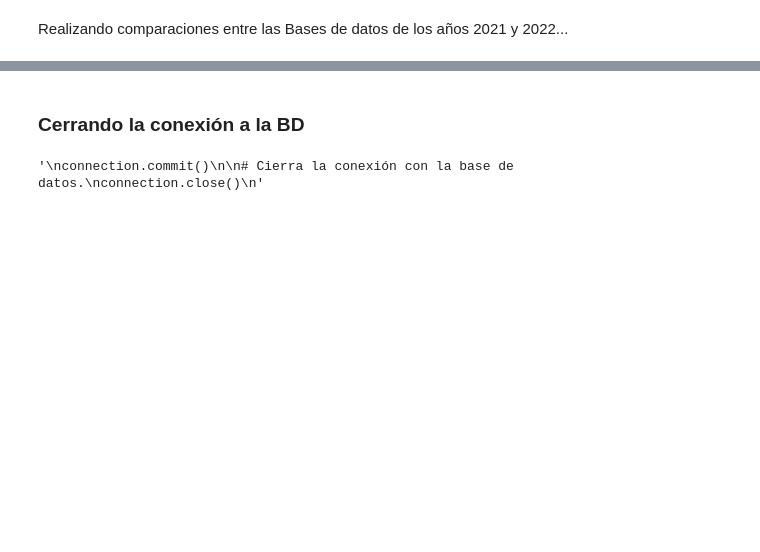
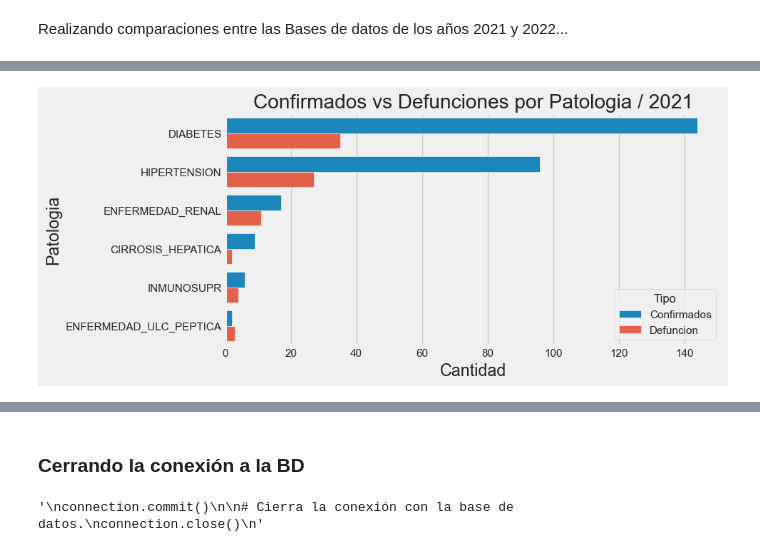
Before and after one commit to ProyectosMCD/Dengue, a Jupyter notebook: dengue.ipynb, the cells around one changed output, grey strips where cells are left out. Cells and saved outputs as stored; diff of their text form; code cells hidden in the pictures; blank space fills up the shorter version.

```diff
--- a/dengue.ipynb
+++ b/dengue.ipynb
@@ -233,0 +265,17 @@ Realizando comparaciones entre las Bases de datos de los años 2021 y 2022...
+# %%
+
+# Creemos un DataFrame nuevo con las columnas que necesitas
+df_patologias = pd.DataFrame(columns=['Patologia', 'Confirmados', 'Defuncion'])
+patologias = ['DIABETES', 'HIPERTENSION', 'ENFERMEDAD_ULC_PEPTICA', 'ENFERMEDAD_RENAL', 'INMUNOSUPR', 'CIRROSIS_HEPATICA']
+
+# Iteramos sobre las patologías
+for patologia in patologias:
+    # Contamos la cantidad cuando la patología es igual a 'SI' y el estatus caso es 'CONFIRMADO'
+    cantidad_confirmado = df_dengue_2021[(df_dengue_2021[patologia] == 'SI') & (df_dengue_2021['ESTATUS_CASO'] == 'CONFIRMADO') ].shape[0]
+    # Contamos la cantidad cuando la patología es igual a 'SI' y la defunción es 'SI'
+    cantidad_defuncion = df_dengue_2021[(df_dengue_2021[patologia] == 'SI') & (df_dengue_2021['DEFUNCION'] == 'SI')].shape[0]
+    # Añadimos los resultados al nuevo DataFrame
+    df_patologias = pd.concat([df_patologias, pd.DataFrame({'Patologia': [patologia], 'Confirmados': [cantidad_confirmado], 'Defuncion': [cantidad_defuncion]})], ignore_index=True)
+
+df_patologias.sort_values(by= 'Confirmados', ascending=False, inplace=True)
+df_patologias
@@ -233,0 +290,10 @@ Realizando comparaciones entre las Bases de datos de los años 2021 y 2022...
+# %%
+# Convertimos el DataFrame a formato largo
+df_long = pd.melt(df_patologias, id_vars='Patologia', var_name='Tipo', value_name='Cantidad')
+
+fig, ax = plt.subplots(figsize=(8, 4))
+sns.barplot(x='Cantidad', y='Patologia', hue='Tipo', data=df_long)
+ax.set(xlabel='Cantidad', ylabel='Patologia', title='Confirmados vs Defunciones por Patologia / 2021')
+plt.show()
+# %% [output]
+[figure, added]
```
Also changed, not shown: parts of 13 cells of this notebook.
